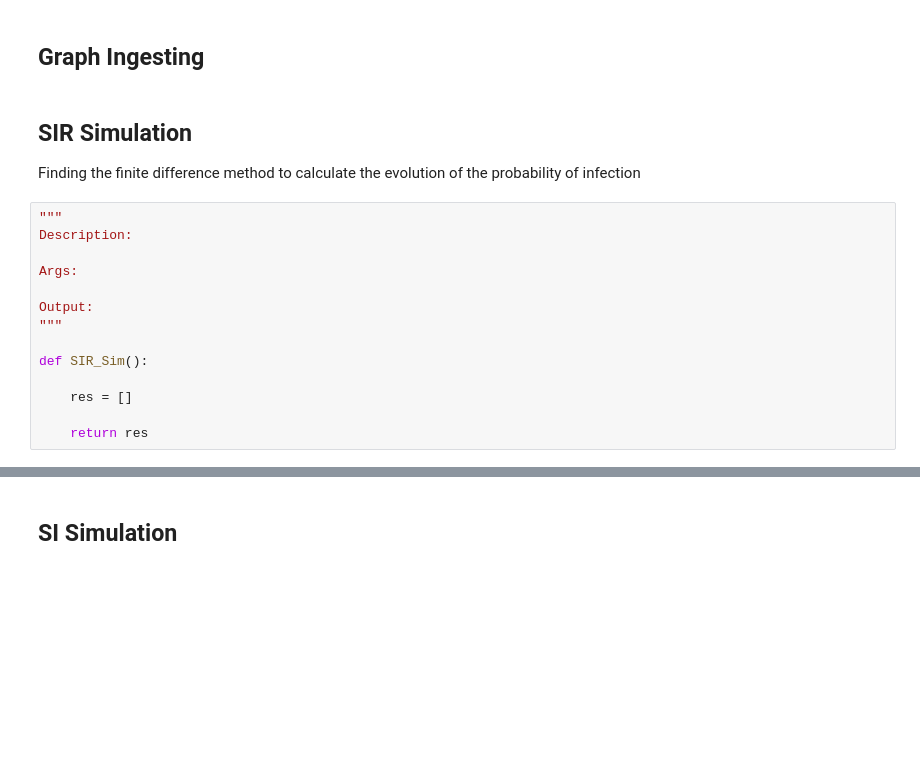
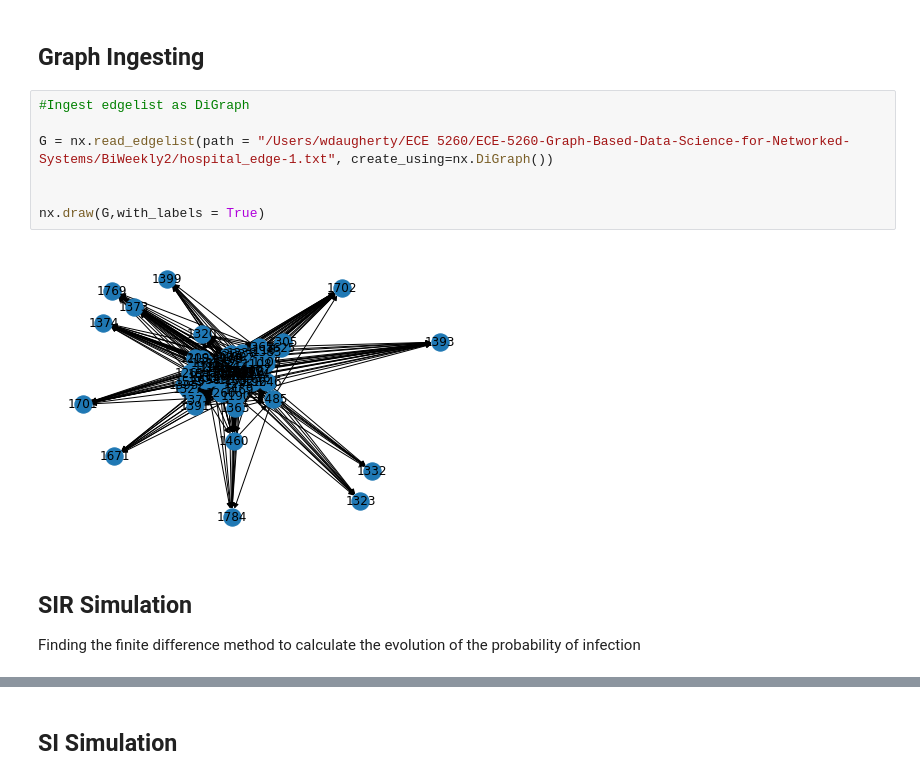
Before and after one commit to WDaugherty/ECE-5260, a Jupyter notebook: BiWeekly2/BiWeekly2Notebook.ipynb, the cells around one changed output, grey strips where cells are left out. Saved outputs shown, nothing was run; the diff lists cells and outputs as text; blank space fills up the shorter version.

```diff
--- a/BiWeekly2/BiWeekly2Notebook.ipynb
+++ b/BiWeekly2/BiWeekly2Notebook.ipynb
@@ -46,21 +46,16 @@ def draw(G, pos, measures, measure_name):
 SIR Models
 # %% [markdown]
 ## Graph Ingesting
+# %%
+#Ingest edgelist as DiGraph
+
+G = nx.read_edgelist(path = "/Users/wdaugherty/ECE 5260/ECE-5260-Graph-Based-Data-Science-for-Networked-Systems/BiWeekly2/hospital_edge-1.txt", create_using=nx.DiGraph())
+
+
+nx.draw(G,with_labels = True)
+# %% [output]
+[figure, added]
 # %% [markdown]
 ## SIR Simulation
 
 Finding the finite difference method to calculate the evolution of the probability of infection
-# %%
-"""
-Description:
-
-Args:
-
-Output:
-"""
-
-def SIR_Sim():
-
-    res = []
-
-    return res
```
Also changed, not shown: parts of 2 cells of this notebook, 5 other files.
